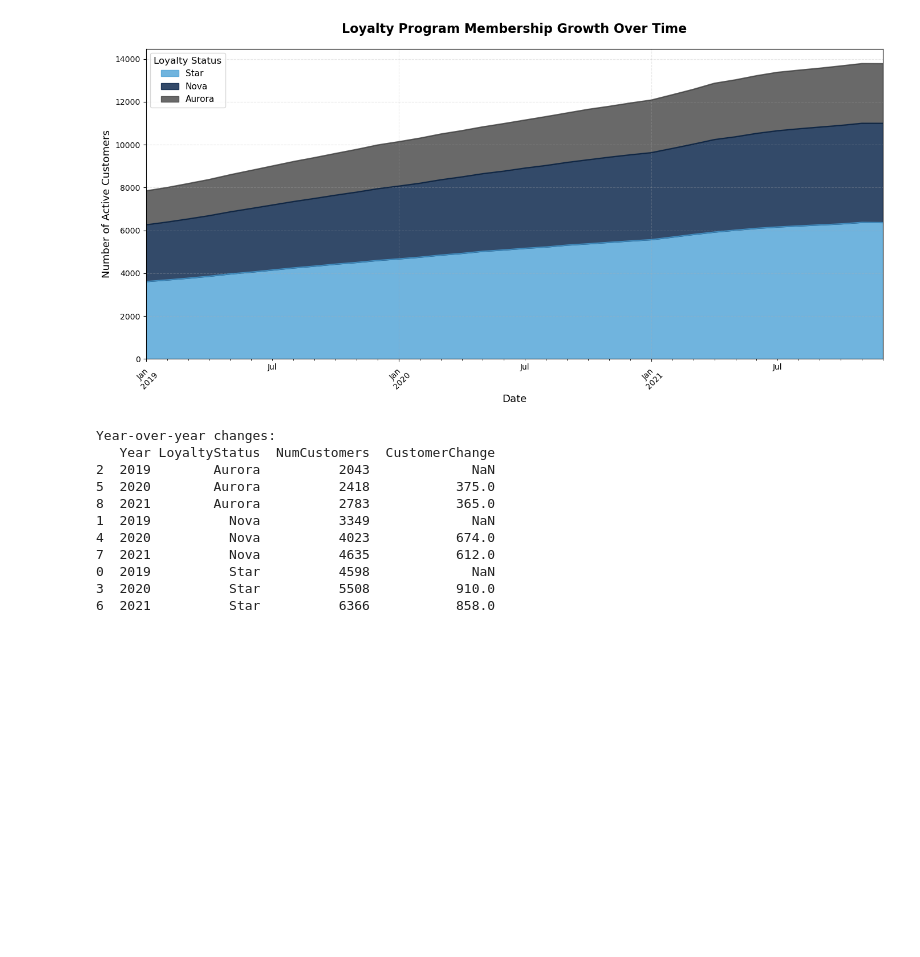
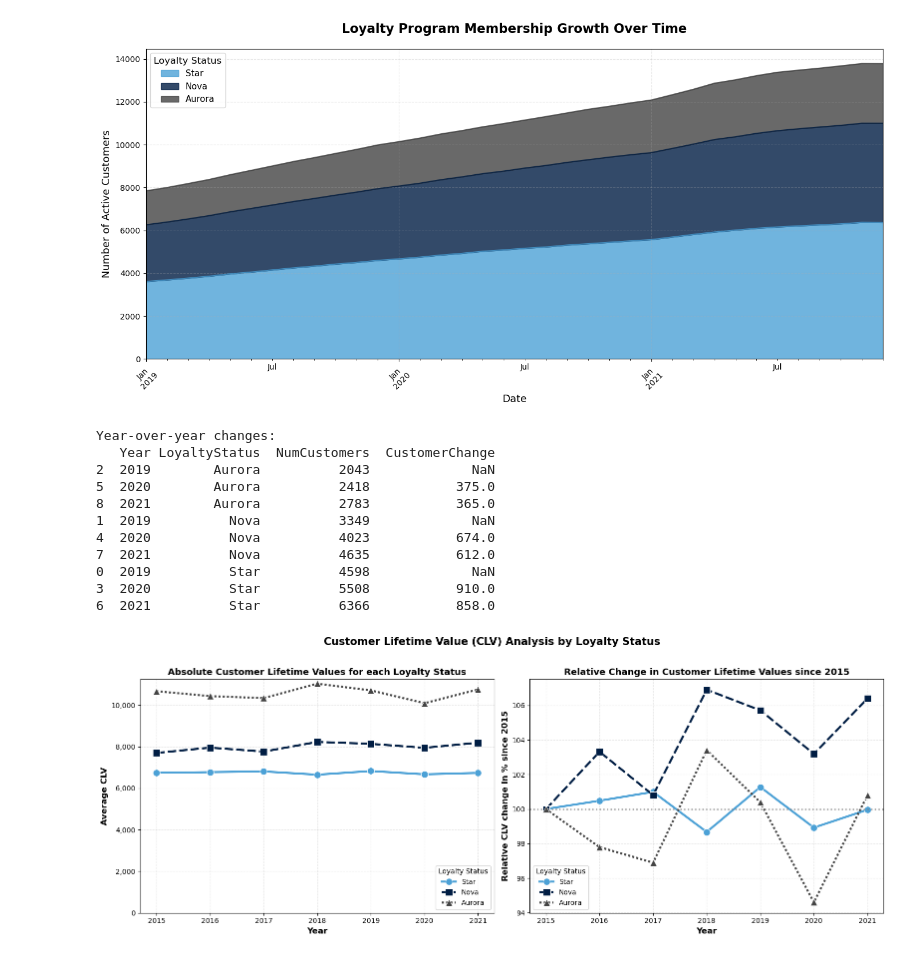
Before and after one commit to LiberoBiagi/DM_Nova_IMS_25-26, a Jupyter notebook: data_mining.ipynb, the cells around one changed output. Drawn from its saved outputs; the diff is of its cells as text; code cells hidden in the pictures; blank space fills up the shorter version.

```diff
--- a/data_mining.ipynb
+++ b/data_mining.ipynb
@@ -1234,3 +1179,62 @@ Year-over-year changes:
 0  2019          Star          4598             NaN
 3  2020          Star          5508           910.0
 6  2021          Star          6366           858.0
+# %%
+# Prepare data for seaborn
+clv_plot = clv_by_year.copy()
+
+# Change loaylty progrma to categorical variable
+# Assigned order Star > Nova > Aurora
+clv_plot['LoyaltyStatus'] = pd.Categorical(clv_plot['LoyaltyStatus'],
+                                            categories=["Star", "Nova", "Aurora"],
+                                            ordered=True)
+
+# Calculate indexed values
+baseline_year = clv_plot['Enrollment_Year'].min()
+baseline_vals = clv_plot[clv_plot['Enrollment_Year'] == baseline_year].set_index('LoyaltyStatus')['Customer Lifetime Value'] # reindex starting with 2015
+
+# Calculate a new column which shows the percentage change in CLV over the years
+clv_plot['Change_CLV'] = clv_plot.apply(
+    lambda x: (x['Customer Lifetime Value'] / baseline_vals[x['LoyaltyStatus']]) * 100, # for each row select Custoemr Lifetime Value and divide by the baseline value for the same LoyaltyStatus
+    axis=1
+).round(3)
+
+
+# Create subplots
+fig, (ax1, ax2) = plt.subplots(1, 2, figsize=(16, 6))
+
+# Panel 1: Absolute Values
+sns.lineplot(data=clv_plot, x='Enrollment_Year', y='Customer Lifetime Value',
+             hue='LoyaltyStatus', style='LoyaltyStatus',
+             markers={'Star': 'o', 'Nova': 's', 'Aurora': '^'},
+             markersize=10, linewidth=3, ax=ax1)
+
+ax1.set_ylim(0, None)
+ax1.yaxis.set_major_formatter(plt.FuncFormatter(lambda x, p: f'{int(x):,}'))
+ax1.set_xlabel('Year', fontsize=12, fontweight='bold')
+ax1.set_ylabel('Average CLV', fontsize=12, fontweight='bold')
+ax1.set_title('Absolute Customer Lifetime Values for each Loyalty Status', fontsize=13, fontweight='bold')
+ax1.legend(title='Loyalty Status', fontsize=10, loc='lower right')
+ax1.grid(True, alpha=0.3, linestyle='--')
+
+
+# Panel 2: Indexed Values
+sns.lineplot(data=clv_plot, x='Enrollment_Year', y='Change_CLV',
+             hue='LoyaltyStatus', style='LoyaltyStatus',
+             markers={'Star': 'o', 'Nova': 's', 'Aurora': '^'},
+             markersize=10, linewidth=3, ax=ax2)
+
+ax2.axhline(y=100, color='gray', linestyle=':', linewidth=2, alpha=0.7)
+ax2.set_xlabel('Year', fontsize=12, fontweight='bold')
+ax2.set_ylabel("Relative CLV change in % since 2015", fontsize=12, fontweight='bold')
+ax2.set_title('Relative Change in Customer Lifetime Values since 2015', fontsize=13, fontweight='bold')
+ax2.legend(title='Loyalty Status', fontsize=10, loc='lower left')
+ax2.grid(True, alpha=0.3, linestyle='--')
+
+
+plt.suptitle('Customer Lifetime Value (CLV) Analysis by Loyalty Status',
+             fontsize=15, fontweight='bold', y=1.02)
+plt.tight_layout()
+plt.show()
+# %% [output]
+[figure, added]
```
Also changed, not shown: parts of 16 cells of this notebook.
